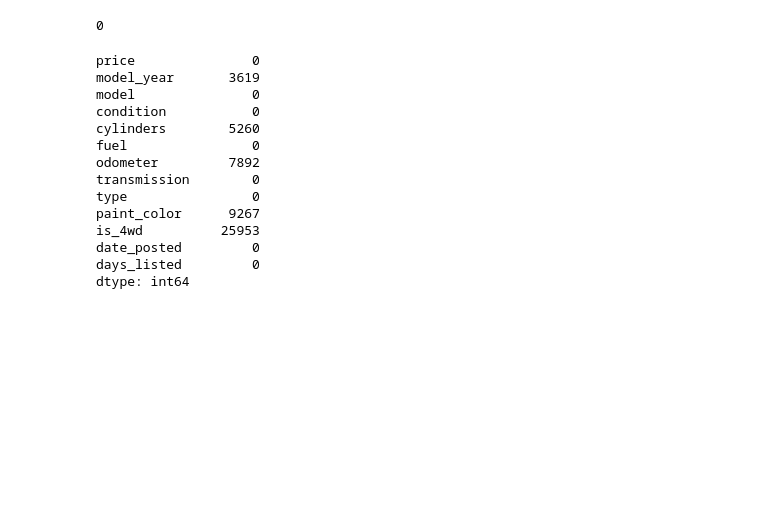
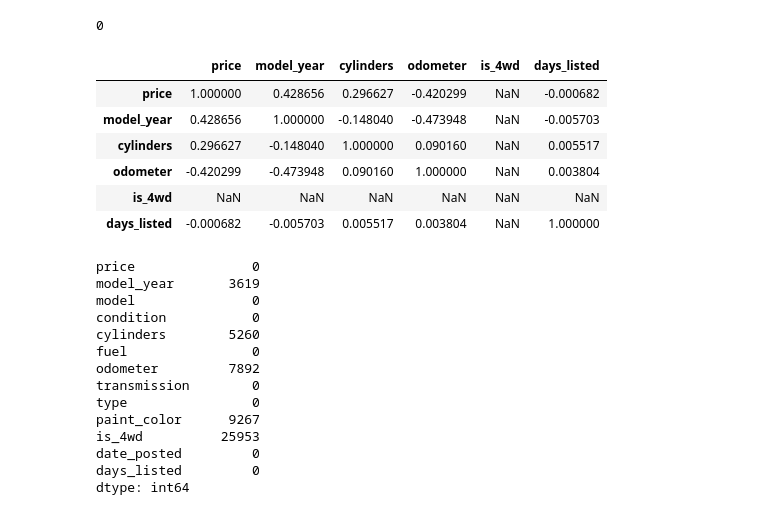
Before and after one commit to henriquetargino/Vehicles, a Jupyter notebook: notebooks/EDA.ipynb, the cells around one changed output. Cells and saved outputs as stored; diff of their text form; code cells hidden in the pictures; blank space fills up the shorter version.

```diff
--- a/notebooks/EDA.ipynb
+++ b/notebooks/EDA.ipynb
@@ -54,6 +54,16 @@ car_data.head()
 car_data.duplicated().sum()
 # %% [output]
 0
+# %%
+car_data.corr(numeric_only=True) # parametro para apenas aceitar colunas numéricas
+# %% [output]
+|  | price | model_year | cylinders | odometer | is_4wd | days_listed |
+| price | 1.000000 | 0.428656 | 0.296627 | -0.420299 | NaN | -0.000682 |
+| model_year | 0.428656 | 1.000000 | -0.148040 | -0.473948 | NaN | -0.005703 |
+| cylinders | 0.296627 | -0.148040 | 1.000000 | 0.090160 | NaN | 0.005517 |
+| odometer | -0.420299 | -0.473948 | 0.090160 | 1.000000 | NaN | 0.003804 |
+| is_4wd | NaN | NaN | NaN | NaN | NaN | NaN |
+| days_listed | -0.000682 | -0.005703 | 0.005517 | 0.003804 | NaN | 1.000000 |
 # %%
 car_data.isna().sum()
 # %% [output]
```
Also changed, not shown: parts of 23 cells of this notebook.
